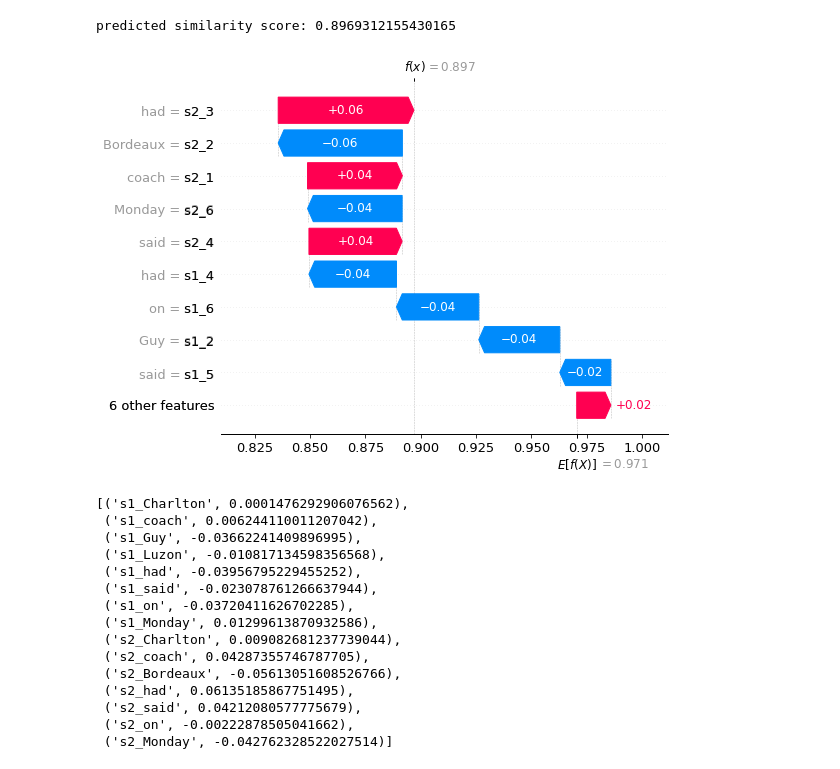
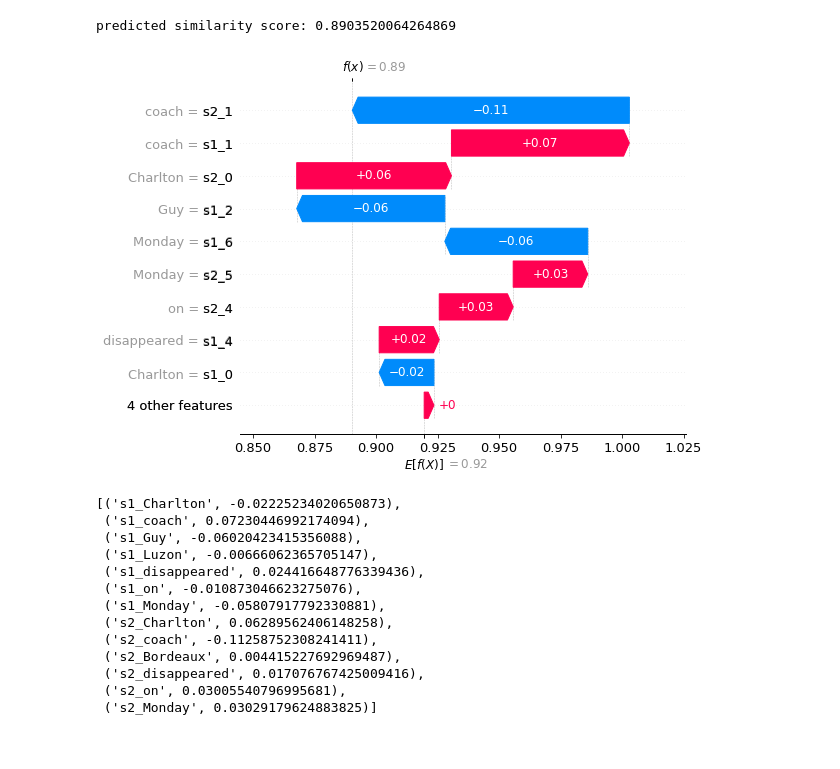
Before and after one commit to yg211/explainable-metrics, a Jupyter notebook: sts_example.ipynb, the cells around one changed output. Saved outputs shown, nothing was run; the diff lists cells and outputs as text; code cells hidden in the pictures.

```diff
--- a/sts_example.ipynb
+++ b/sts_example.ipynb
@@ -7,32 +24,30 @@ model = ExplainableSTS('bert-score')
 # %%
 # entity change
-s1 = 'Charlton coach Guy Luzon had said on Monday'
-s2 = 'Charlton coach Bordeaux had said on Monday'
+s1 = 'Charlton coach Guy Luzon disappeared on Monday'
+s2 = 'Charlton coach Bordeaux disappeared on Monday'
 
 # get the similarity score between the sentences
 sim_score = model(s1, s2)
 print('predicted similarity score:', sim_score)
 
 # get the explanation
 model.explain(s1, s2, plot=True)
 # %% [output]
-predicted similarity score: 0.8969312155430165
+predicted similarity score: 0.8903520064264869
-[figure, old version]
+[figure, new version]
-[('s1_Charlton', 0.0001476292906076562),
- ('s1_coach', 0.006244110011207042),
- ('s1_Guy', -0.03662241409896995),
- ('s1_Luzon', -0.010817134598356568),
- ('s1_had', -0.03956795229455252),
- ('s1_said', -0.023078761266637944),
- ('s1_on', -0.03720411626702285),
- ('s1_Monday', 0.01299613870932586),
- ('s2_Charlton', 0.009082681237739044),
- ('s2_coach', 0.04287355746787705),
- ('s2_Bordeaux', -0.05613051608526766),
- ('s2_had', 0.06135185867751495),
- ('s2_said', 0.04212080577775679),
- ('s2_on', -0.00222878505041662),
- ('s2_Monday', -0.042762328522027514)]
+[('s1_Charlton', -0.02225234020650873),
+ ('s1_coach', 0.07230446992174094),
+ ('s1_Guy', -0.06020423415356088),
+ ('s1_Luzon', -0.00666062365705147),
+ ('s1_disappeared', 0.024416648776339436),
+ ('s1_on', -0.010873046623275076),
+ ('s1_Monday', -0.05807917792330881),
+ ('s2_Charlton', 0.06289562406148258),
+ ('s2_coach', -0.11258752308241411),
+ ('s2_Bordeaux', 0.004415227692969487),
+ ('s2_disappeared', 0.017076767425009416),
+ ('s2_on', 0.03005540796995681),
+ ('s2_Monday', 0.03029179624883825)]
 # %%
 # negation
 s1 = 'Snow was predicted later in the weekend for Atlanta and areas even further south.'
```
Also changed, not shown: parts of 7 cells of this notebook, 2 other files.
